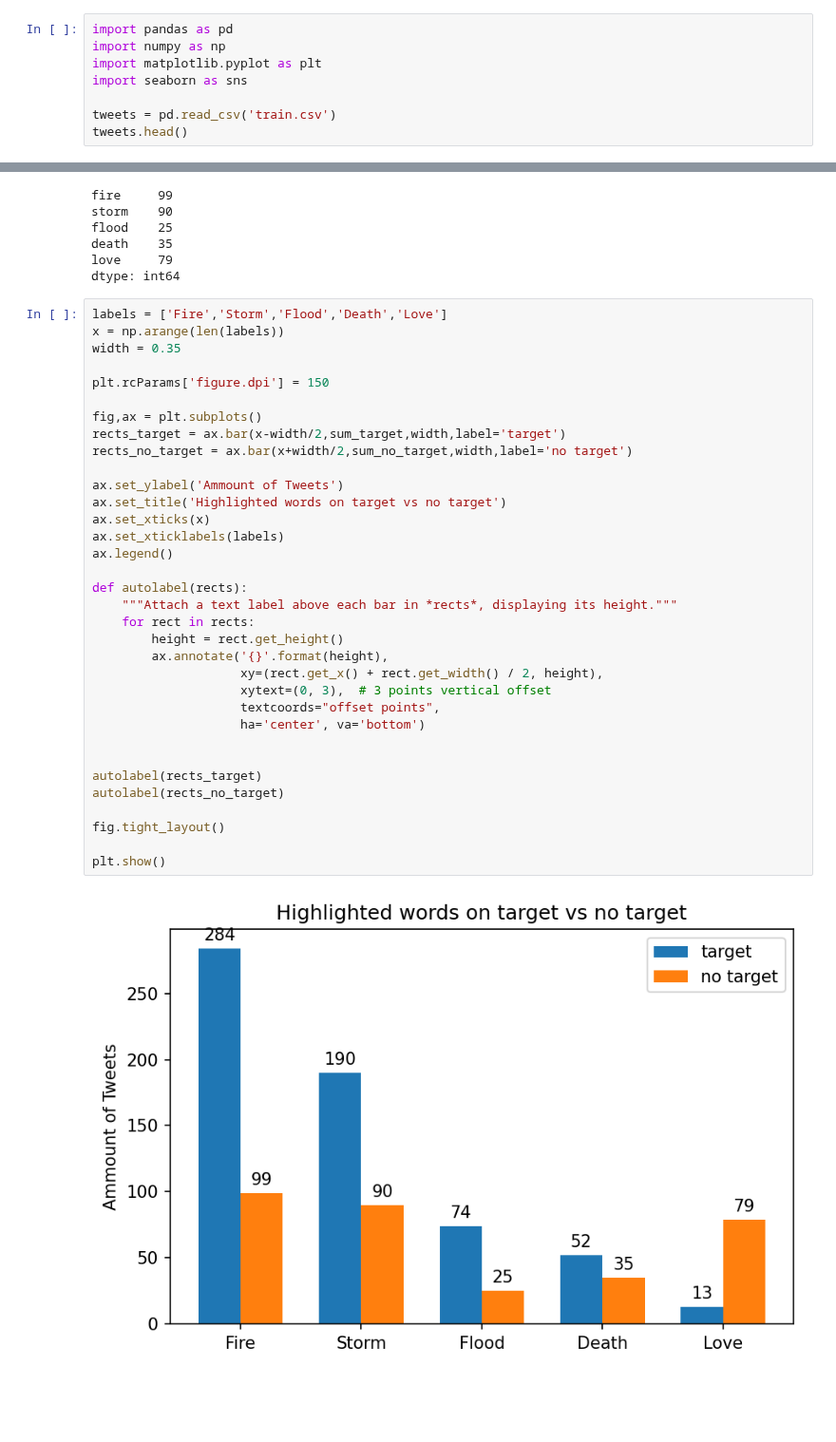
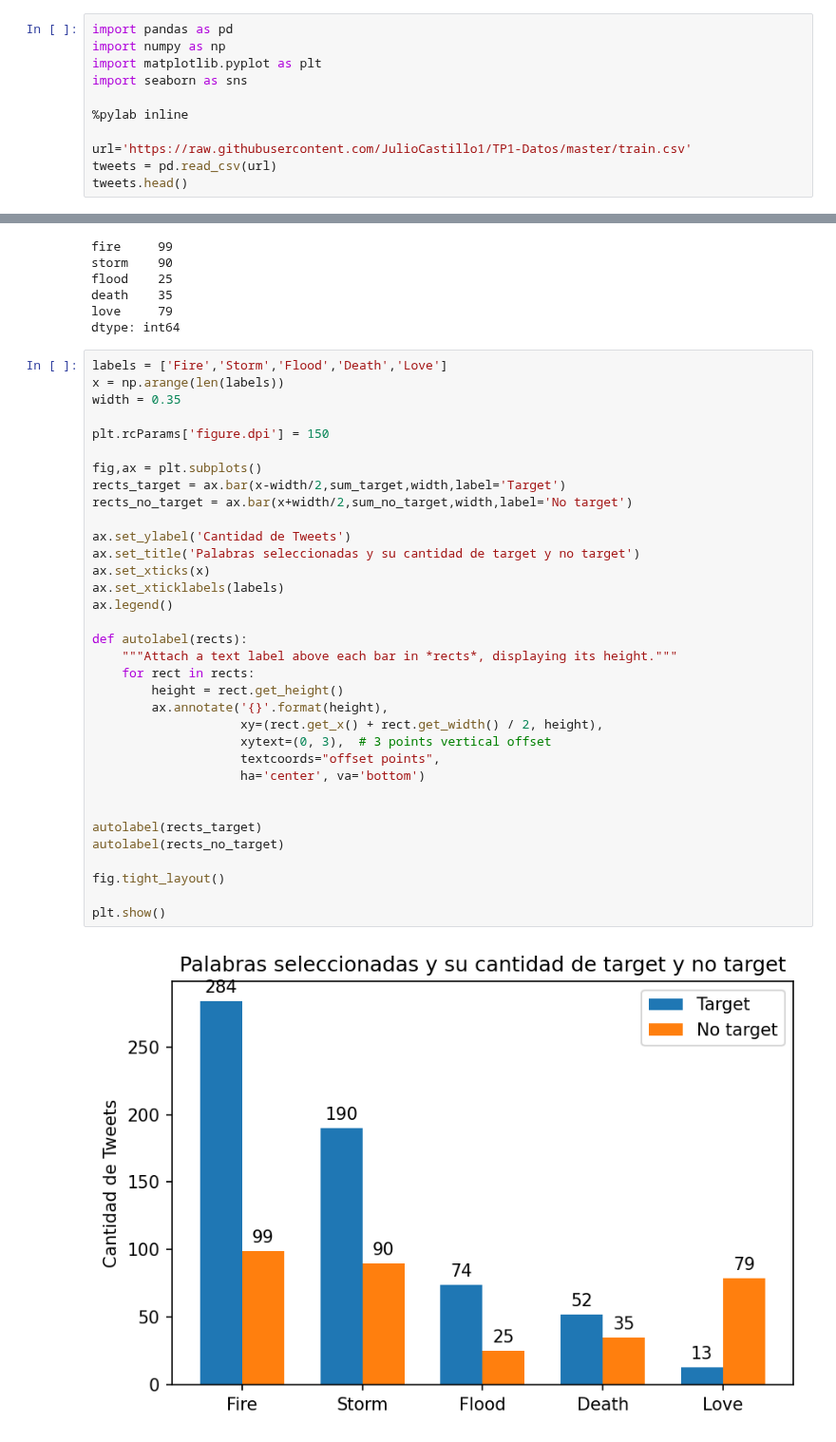
Before and after one commit to JulioCastillo1/TP1-Datos, a Jupyter notebook: Palabras clave.ipynb, the cells around one changed output, grey strips where cells are left out. Shown at 95% size. Cells and saved outputs as stored; diff of their text form; blank space fills up the shorter version.

Commit message:
Palabras clave selectas plot hispanizado

```diff
--- a/Palabras clave.ipynb
+++ b/Palabras clave.ipynb
@@ -4,6 +6,9 @@ import numpy as np
 import matplotlib.pyplot as plt
 import seaborn as sns
 
-tweets = pd.read_csv('train.csv')
+%pylab inline
+
+url='https://raw.githubusercontent.com/JulioCastillo1/TP1-Datos/master/train.csv'
+tweets = pd.read_csv(url)
 tweets.head()
 # %% [output]
@@ -67,35 +73,35 @@ dtype: int64
 labels = ['Fire','Storm','Flood','Death','Love']
 x = np.arange(len(labels))
 width = 0.35
 
 plt.rcParams['figure.dpi'] = 150
 
 fig,ax = plt.subplots()
-rects_target = ax.bar(x-width/2,sum_target,width,label='target')
-rects_no_target = ax.bar(x+width/2,sum_no_target,width,label='no target')
+rects_target = ax.bar(x-width/2,sum_target,width,label='Target')
+rects_no_target = ax.bar(x+width/2,sum_no_target,width,label='No target')
 
-ax.set_ylabel('Ammount of Tweets')
-ax.set_title('Highlighted words on target vs no target')
+ax.set_ylabel('Cantidad de Tweets')
+ax.set_title('Palabras seleccionadas y su cantidad de target y no target')
 ax.set_xticks(x)
 ax.set_xticklabels(labels)
 ax.legend()
 
 def autolabel(rects):
     """Attach a text label above each bar in *rects*, displaying its height."""
     for rect in rects:
         height = rect.get_height()
         ax.annotate('{}'.format(height),
                     xy=(rect.get_x() + rect.get_width() / 2, height),
                     xytext=(0, 3),  # 3 points vertical offset
                     textcoords="offset points",
                     ha='center', va='bottom')
 
 
 autolabel(rects_target)
 autolabel(rects_no_target)
 
 fig.tight_layout()
 
 plt.show()
 # %% [output]
-[figure, old version]
+[figure, new version]
```
Also changed, not shown: parts of 2 cells of this notebook.
